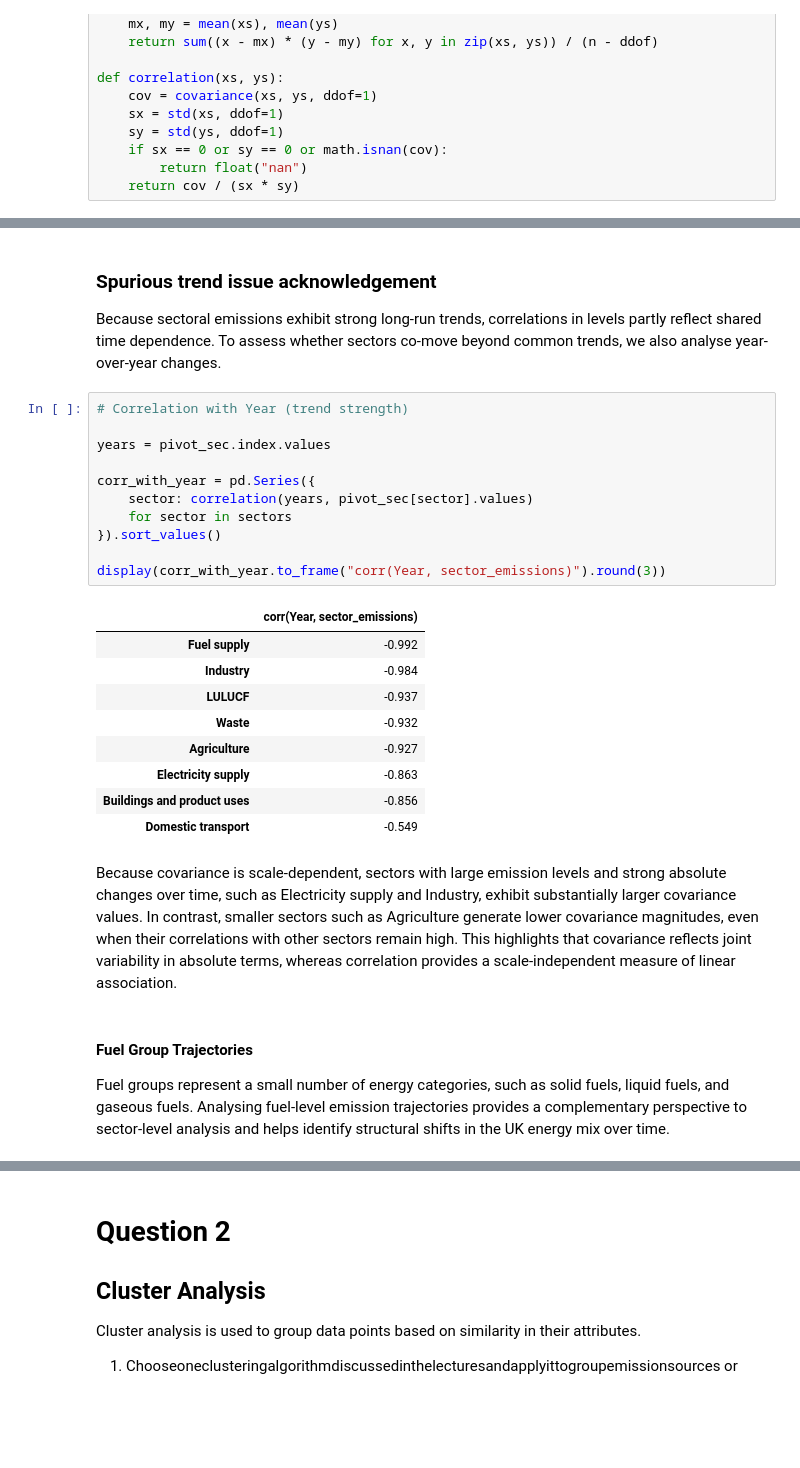
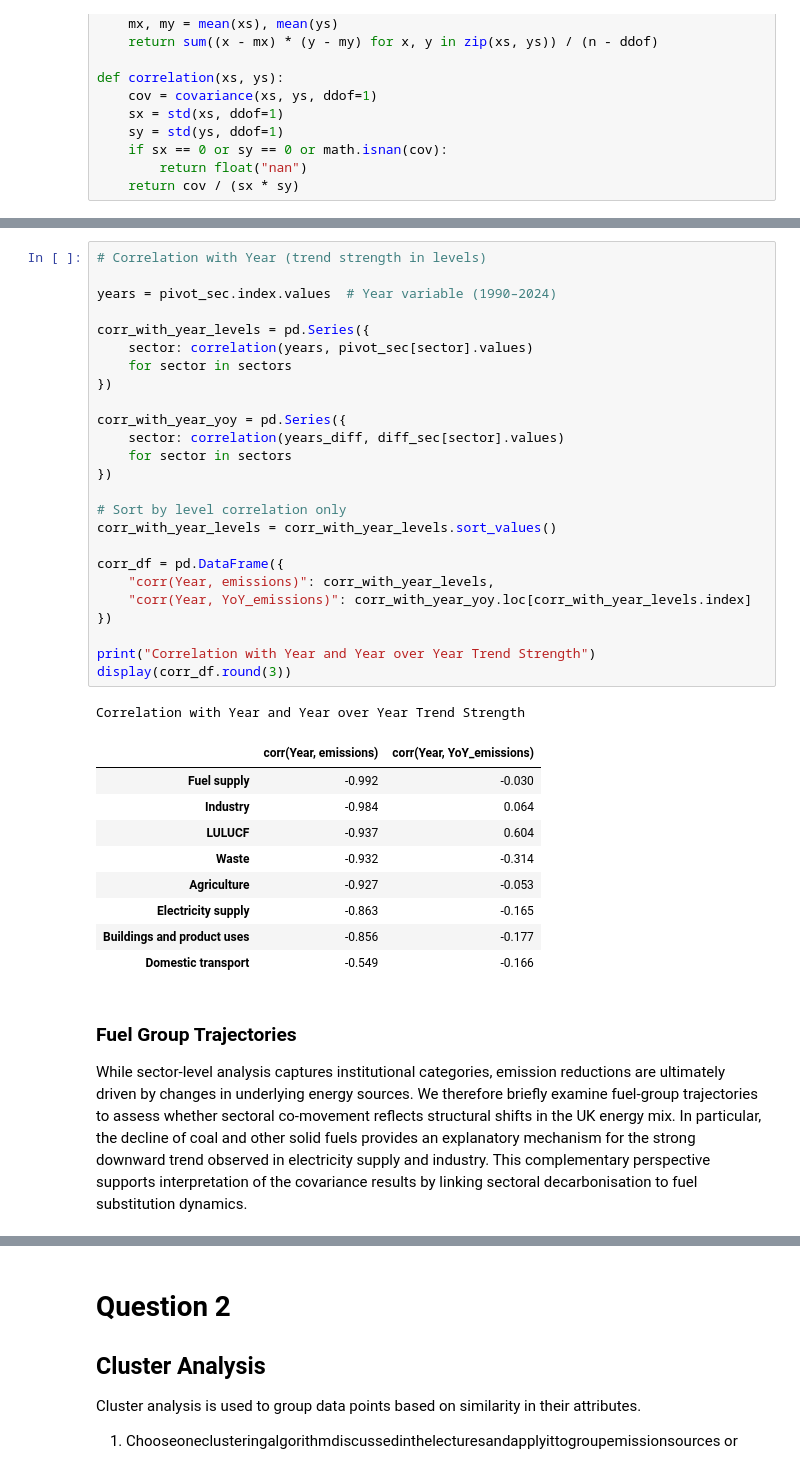
Before and after one commit to PontusNeumann/CBS-Spring26, a Jupyter notebook: ML/ML MA1/Compulsory_assignment_1.ipynb, the cells around one changed output, grey strips where cells are left out. Drawn from its saved outputs; the diff is of its cells as text; blank space fills up the shorter version.

```diff
--- a/ML/ML MA1/Compulsory_assignment_1.ipynb
+++ b/ML/ML MA1/Compulsory_assignment_1.ipynb
@@ -321,30 +326,41 @@ display(diff_corr_matrix.round(3))
-# %% [markdown]
-### Spurious trend issue acknowledgement
-Because sectoral emissions exhibit strong long-run trends, correlations in levels partly reflect shared time dependence. To assess whether sectors co-move beyond common trends, we also analyse year-over-year changes.
 # %%
-# Correlation with Year (trend strength)
+# Correlation with Year (trend strength in levels)
 
-years = pivot_sec.index.values
+years = pivot_sec.index.values  # Year variable (1990–2024)
 
-corr_with_year = pd.Series({
+corr_with_year_levels = pd.Series({
     sector: correlation(years, pivot_sec[sector].values)
     for sector in sectors
-}).sort_values()
+})
 
-display(corr_with_year.to_frame("corr(Year, sector_emissions)").round(3))
+corr_with_year_yoy = pd.Series({
+    sector: correlation(years_diff, diff_sec[sector].values)
+    for sector in sectors
+})
+
+# Sort by level correlation only
+corr_with_year_levels = corr_with_year_levels.sort_values()
+
+corr_df = pd.DataFrame({
+    "corr(Year, emissions)": corr_with_year_levels,
+    "corr(Year, YoY_emissions)": corr_with_year_yoy.loc[corr_with_year_levels.index]
+})
+
+print("Correlation with Year and Year over Year Trend Strength")
+display(corr_df.round(3))
 # %% [output]
+Correlation with Year and Year over Year Trend Strength
-|  | corr(Year, sector_emissions) |
-| Fuel supply | -0.992 |
-| Industry | -0.984 |
-| LULUCF | -0.937 |
-| Waste | -0.932 |
-| Agriculture | -0.927 |
-| Electricity supply | -0.863 |
-| Buildings and product uses | -0.856 |
-| Domestic transport | -0.549 |
+|  | corr(Year, emissions) | corr(Year, YoY_emissions) |
+| Fuel supply | -0.992 | -0.030 |
+| Industry | -0.984 | 0.064 |
+| LULUCF | -0.937 | 0.604 |
+| Waste | -0.932 | -0.314 |
+| Agriculture | -0.927 | -0.053 |
+| Electricity supply | -0.863 | -0.165 |
+| Buildings and product uses | -0.856 | -0.177 |
+| Domestic transport | -0.549 | -0.166 |
-# %% [markdown]
-Because covariance is scale-dependent, sectors with large emission levels and strong absolute changes over time, such as Electricity supply and Industry, exhibit substantially larger covariance values. In contrast, smaller sectors such as Agriculture generate lower covariance magnitudes, even when their correlations with other sectors remain high. This highlights that covariance reflects joint variability in absolute terms, whereas correlation provides a scale-independent measure of linear association.
 # %% [markdown]
-#### Fuel Group Trajectories
-Fuel groups represent a small number of energy categories, such as solid fuels, liquid fuels, and gaseous fuels. Analysing fuel-level emission trajectories provides a complementary perspective to sector-level analysis and helps identify structural shifts in the UK energy mix over time.
+### Fuel Group Trajectories
+
+While sector-level analysis captures institutional categories, emission reductions are ultimately driven by changes in underlying energy sources. We therefore briefly examine fuel-group trajectories to assess whether sectoral co-movement reflects structural shifts in the UK energy mix. In particular, the decline of coal and other solid fuels provides an explanatory mechanism for the strong downward trend observed in electricity supply and industry. This complementary perspective supports interpretation of the covariance results by linking sectoral decarbonisation to fuel substitution dynamics.
 # %%
```
Also changed, not shown: parts of 11 cells of this notebook.
